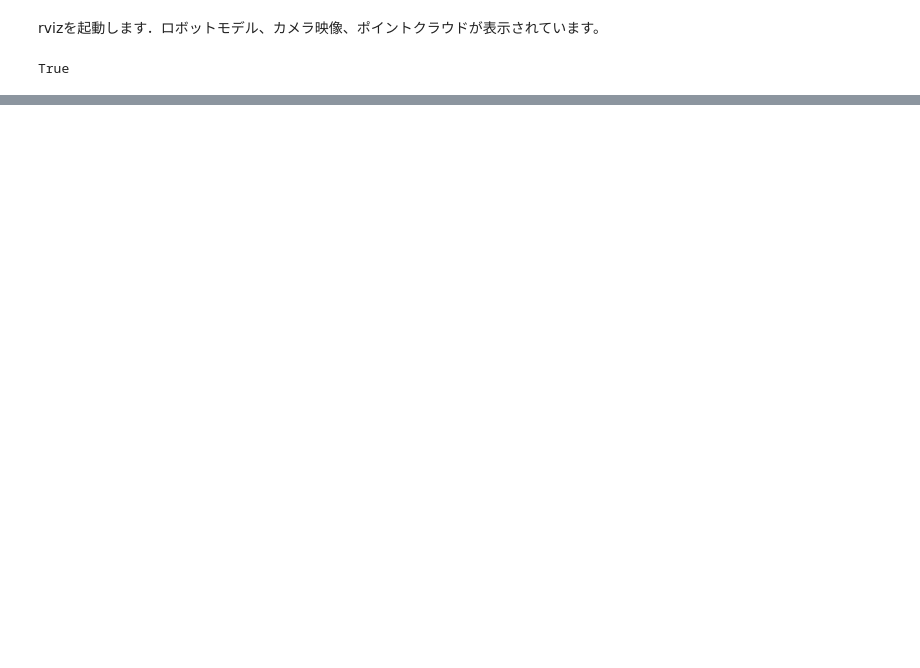
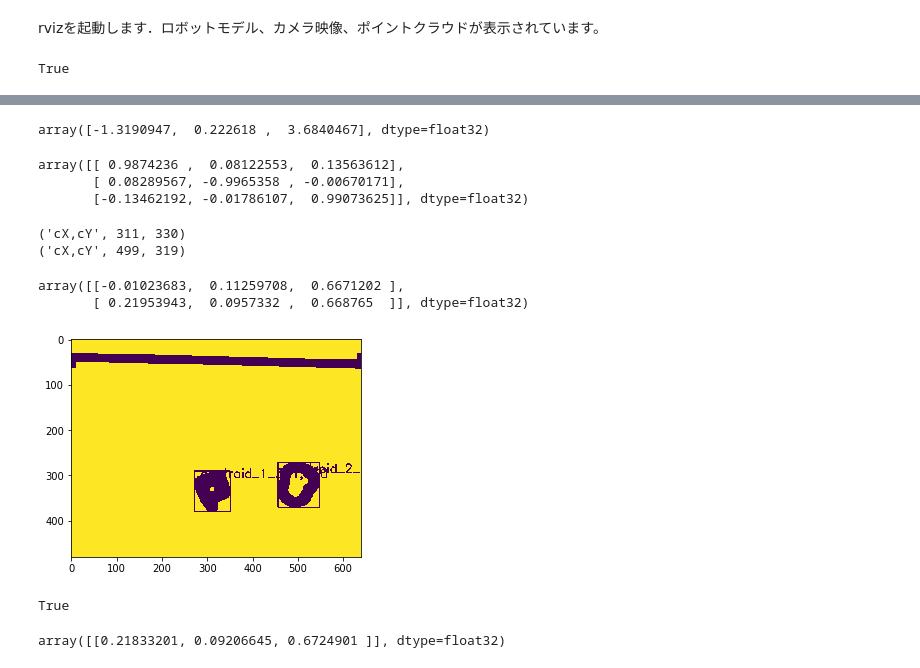
Before and after one commit to takeshi-pumas/robocup_docker, a Jupyter notebook: notebooks_ours/12_task_2.ipynb, the cells around one changed output, grey strips where cells are left out. Saved outputs shown, nothing was run; the diff lists cells and outputs as text; code cells hidden in the pictures; blank space fills up the shorter version.

```diff
--- a/notebooks_ours/12_task_2.ipynb
+++ b/notebooks_ours/12_task_2.ipynb
@@ -642,0 +789,4 @@ arm.go()
+# %%
+xyz[666]
+# %% [output]
+array([-1.3190947,  0.222618 ,  3.6840467], dtype=float32)
@@ -642,0 +797,27 @@ arm.go()
+# %%
+pca.components_
+# %% [output]
+array([[ 0.9874236 ,  0.08122553,  0.13563612],
+       [ 0.08289567, -0.9965358 , -0.00670171],
+       [-0.13462192, -0.01786107,  0.99073625]], dtype=float32)
+# %%
+
+trans , rot = listener.lookupTransform('/map', '/head_rgbd_sensor_gazebo_frame', rospy.Time(0))
+
+euler=tf.transformations.euler_from_quaternion(rot)
+cents=seg_shelf()
+cents
+# %% [output]
+('cX,cY', 311, 330)
+('cX,cY', 499, 319)
+array([[-0.01023683,  0.11259708,  0.6671202 ],
+       [ 0.21953943,  0.0957332 ,  0.668765  ]], dtype=float32)
+[figure, added]
+# %%
+static_tf_publish(cents)
+# %% [output]
+True
+# %%
+cents
+# %% [output]
+array([[0.21833201, 0.09206645, 0.6724901 ]], dtype=float32)
```
Also changed, not shown: parts of 32 cells of this notebook, 6 other files.
